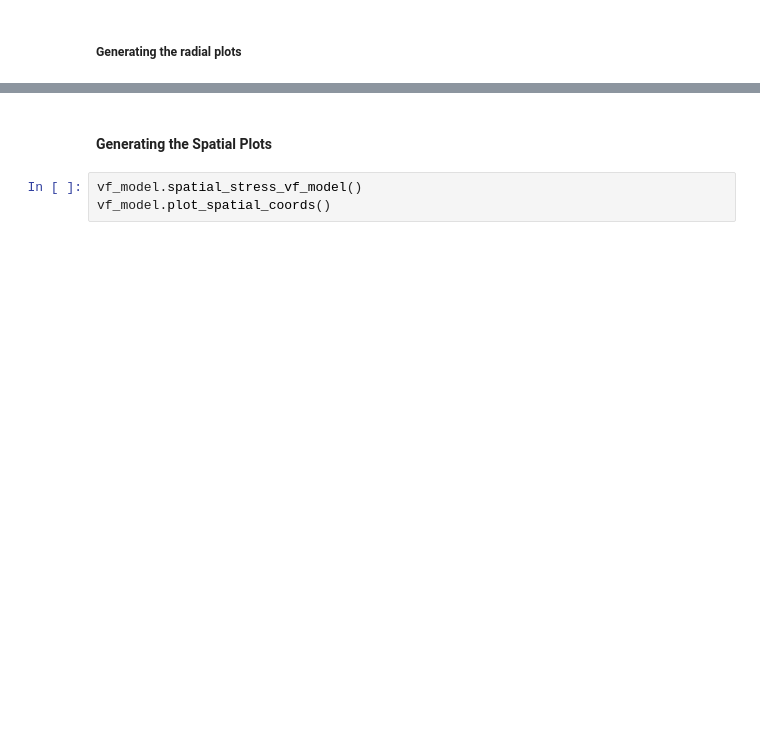
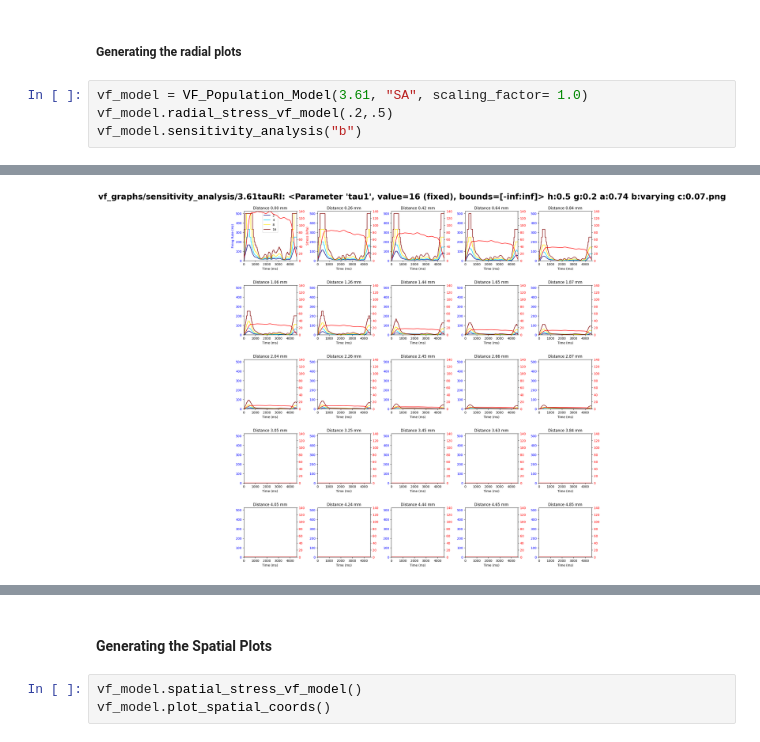
Before and after one commit to abhinavp5/NeuralEncodingModel, a Jupyter notebook: vf_popul_model.ipynb, the cells around one changed output, grey strips where cells are left out. Saved outputs shown, nothing was run; the diff lists cells and outputs as text; blank space fills up the shorter version.

Commit message:
added a function to help with sensitivity analysis

```diff
--- a/vf_popul_model.ipynb
+++ b/vf_popul_model.ipynb
@@ -469,3 +665,8 @@ class VF_Population_Model:
         return self.SA_Radius
 # %% [markdown]
 ##### Generating the radial plots
+# %%
+vf_model = VF_Population_Model(3.61, "SA", scaling_factor= 1.0)
+vf_model.radial_stress_vf_model(.2,.5)
+vf_model.sensitivity_analysis("b")
+# %% [output]
@@ -472 +690,2 @@ class VF_Population_Model:
+[figure, added]
 # %%
```
Also changed, not shown: parts of 4 cells of this notebook, 5 other files.
